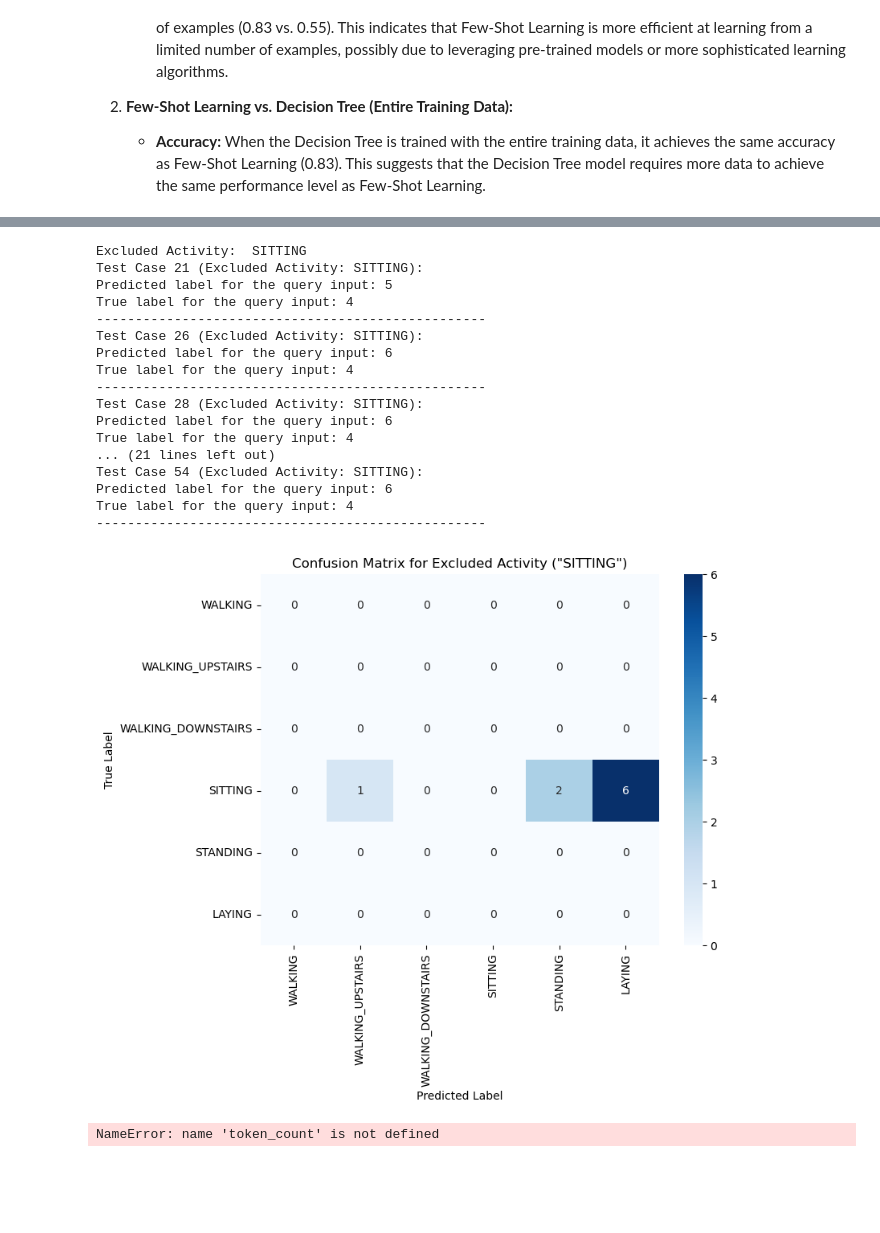
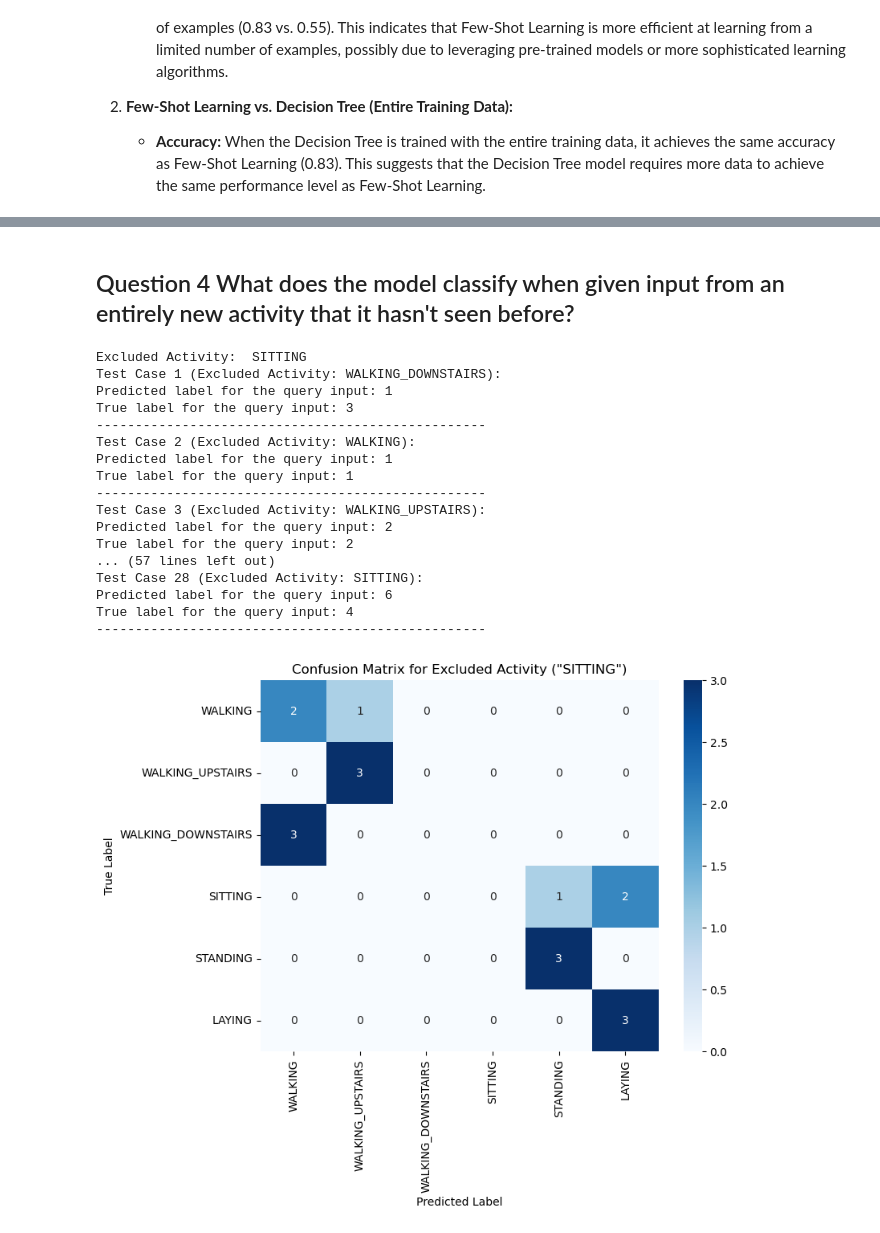
Before and after one commit to ShardulJunagade/ES-335-Assignment-1-2024-Fall, a Jupyter notebook: Task3/LLM.ipynb, the cells around one changed output, grey strips where cells are left out. Drawn from its saved outputs; the diff is of its cells as text; code cells hidden in the pictures; blank space fills up the shorter version.

```diff
--- a/Task3/LLM.ipynb
+++ b/Task3/LLM.ipynb
@@ -91,7 +91,7 @@ def make_api_call(prompt):
             time.sleep(10)  # Wait before retrying
 
 # Set up your Groq API credentials and model
-Groq_Token = "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"
+Groq_Token = "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"
 
 model_name = "llama3.1-70b"
 llm = ChatGroq(model=groq_models[model_name], api_key=Groq_Token, temperature=0)
@@ -136,8 +136,8 @@ for i, label in enumerate(y_test):
         break
 
 # Store predictions and true labels
-predictions = []
-true_labels = []
+zeroshot_predictions = []
+zeroshot_true_labels = []
 
 # Step 4: Test the selected cases
 for idx in selected_indices:
@@ -151,8 +151,8 @@ for idx in selected_indices:
     # Store predictions and true labels
     predicted_label = int(answer.content.strip())
 
-    predictions.append(predicted_label)
-    true_labels.append(true_label)
+    zeroshot_predictions.append(predicted_label)
+    zeroshot_true_labels.append(true_label)
 
     # Print the predicted and true labels
     print(f"Test Case {idx + 1} ({activity_labels[true_label]}):")
@@ -161,11 +161,11 @@ for idx in selected_indices:
     print("-" * 50)
 
 # Calculate accuracy
-accuracy = accuracy_score(true_labels, predictions)
+accuracy = accuracy_score(zeroshot_true_labels, zeroshot_predictions)
 print(f"Accuracy: {accuracy:.2f}")
 
 # Calculate confusion matrix
-conf_matrix = confusion_matrix(true_labels, predictions, labels=[1, 2, 3, 4, 5, 6])
+conf_matrix = confusion_matrix(zeroshot_true_labels, zeroshot_predictions, labels=[1, 2, 3, 4, 5, 6])
 
 # Plot confusion matrix
 plt.figure(figsize=(8, 6))
@@ -202,7 +218,7 @@ def make_api_call(prompt):
             time.sleep(10)
 
 # Set up Groq API credentials and model
-Groq_Token = "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"
+Groq_Token = "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"
 model_name = "llama3.1-70b"
 llm = ChatGroq(model=groq_models[model_name], api_key=Groq_Token, temperature=0)
 
@@ -261,8 +277,8 @@ for i, label in enumerate(y_test):
         break
 
 # Store predictions and true labels
-predictions = []
-true_labels = []
+fewshot_predictions = []
+fewshot_true_labels = []
 
 # Test the selected cases
 for idx in selected_indices:
@@ -273,8 +289,8 @@ for idx in selected_indices:
     # Make the API call and store the prediction
     answer = make_api_call(prompt)
     predicted_label = int(answer.content.strip())
-    predictions.append(predicted_label)
-    true_labels.append(true_label)
+    fewshot_predictions.append(predicted_label)
+    fewshot_true_labels.append(true_label)
 
     # Print the predicted and true labels
     print(f"Test Case {idx + 1} ({activity_labels[true_label]}):")
@@ -282,12 +298,13 @@ for idx in selected_indices:
     print(f"True label: {true_label}")
     print("-" * 50)
 
+
 # Calculate and print accuracy
-accuracy = accuracy_score(true_labels, predictions)
+accuracy = accuracy_score(fewshot_true_labels, fewshot_predictions)
 print(f"Accuracy: {accuracy:.2f}")
 
 # Calculate and plot the confusion matrix
-conf_matrix = confusion_matrix(true_labels, predictions, labels=[1, 2, 3, 4, 5, 6])
+conf_matrix = confusion_matrix(fewshot_true_labels, fewshot_predictions, labels=[1, 2, 3, 4, 5, 6])
 
 plt.figure(figsize=(8, 6))
 sns.heatmap(conf_matrix, annot=True, fmt='d', cmap='Blues',
@@ -465,3 +460,5 @@ Recall:  0.7222222222222222
+# %% [markdown]
+## Question 4 What does the model classify when given input from an entirely new activity that it hasn't seen before?
 # %%
 # Exclude "SITTING" (label 4) from the few-shot examples
 excluded_label = 4
@@ -469,7 +466,7 @@ excluded_label = 4
 print("Excluded Activity: ", activity_labels[excluded_label])
 
 # Select even samples for few-shot learning examples
-samples_per_activity = 1
+samples_per_activity = 2
 few_shot_indices = []
 activity_count = {i: 0 for i in range(1, 7)}
 
@@ -486,13 +483,18 @@ few_shot_examples = [
     for i in few_shot_indices if y_train[i] != excluded_label
 ]
 
-# Step 3: Select test samples specifically from the excluded activity
+# Select 3 samples from each activity for testing
+samples_per_activity = 3
 selected_indices = []
-samples_per_activity = 2  # Number of test samples from the excluded activity
+activity_count = {i: 0 for i in range(1, 7)}
 
 for i, label in enumerate(y_test):
-    if len(selected_indices) < samples_per_activity:
+    if activity_count[label] < samples_per_activity:
         selected_indices.append(i)
+        activity_count[label] += 1
+    if all(count == samples_per_activity for count in activity_count.values()):
+        break
+
 
 # Store predictions and true labels
 predictions = []
@@ -508,44 +510,43 @@ for idx in selected_indices:
     answer = make_api_call(prompt)
 
     # Store predictions and true labels
     predicted_label = int(answer.content.strip())
 
     predictions.append(predicted_label)
     true_labels.append(true_label)
 
     # Print the predicted and true labels
     print(f"Test Case {idx + 1} (Excluded Activity: {activity_labels[true_label]}):")
     print(f"Predicted label for the query input: {predicted_label}")
     print(f"True label for the query input: {true_label}")
     print("-" * 50)
 
 # Calculate confusion matrix and accuracy for the excluded activity
 conf_matrix = confusion_matrix(true_labels, predictions, labels=[1, 2, 3, 4, 5, 6])
 
 # Plot confusion matrix
 plt.figure(figsize=(8, 6))
 sns.heatmap(conf_matrix, annot=True, fmt='d', cmap='Blues', xticklabels=['WALKING', 'WALKING_UPSTAIRS', 'WALKING_DOWNSTAIRS', 'SITTING', 'STANDING', 'LAYING'], yticklabels=['WALKING', 'WALKING_UPSTAIRS', 'WALKING_DOWNSTAIRS', 'SITTING', 'STANDING', 'LAYING'])
 plt.xlabel('Predicted Label')
 plt.ylabel('True Label')
 plt.title('Confusion Matrix for Excluded Activity ("SITTING")')
 plt.show()
 # %% [output]
 Excluded Activity:  SITTING
-Test Case 21 (Excluded Activity: SITTING):
-Predicted label for the query input: 5
-True label for the query input: 4
+Test Case 1 (Excluded Activity: WALKING_DOWNSTAIRS):
+Predicted label for the query input: 1
+True label for the query input: 3
 --------------------------------------------------
-Test Case 26 (Excluded Activity: SITTING):
+Test Case 2 (Excluded Activity: WALKING):
+Predicted label for the query input: 1
+True label for the query input: 1
+--------------------------------------------------
+Test Case 3 (Excluded Activity: WALKING_UPSTAIRS):
+Predicted label for the query input: 2
+True label for the query input: 2
+... (57 lines left out)
+Test Case 28 (Excluded Activity: SITTING):
 Predicted label for the query input: 6
 True label for the query input: 4
 --------------------------------------------------
-Test Case 28 (Excluded Activity: SITTING):
-Predicted label for the query input: 6
-True label for the query input: 4
-... (21 lines left out)
-Test Case 54 (Excluded Activity: SITTING):
-Predicted label for the query input: 6
-True label for the query input: 4
---------------------------------------------------
-[figure, old version]
+[figure, new version]
-NameError: name 'token_count' is not defined
```
Also changed, not shown: parts of 12 cells of this notebook.
